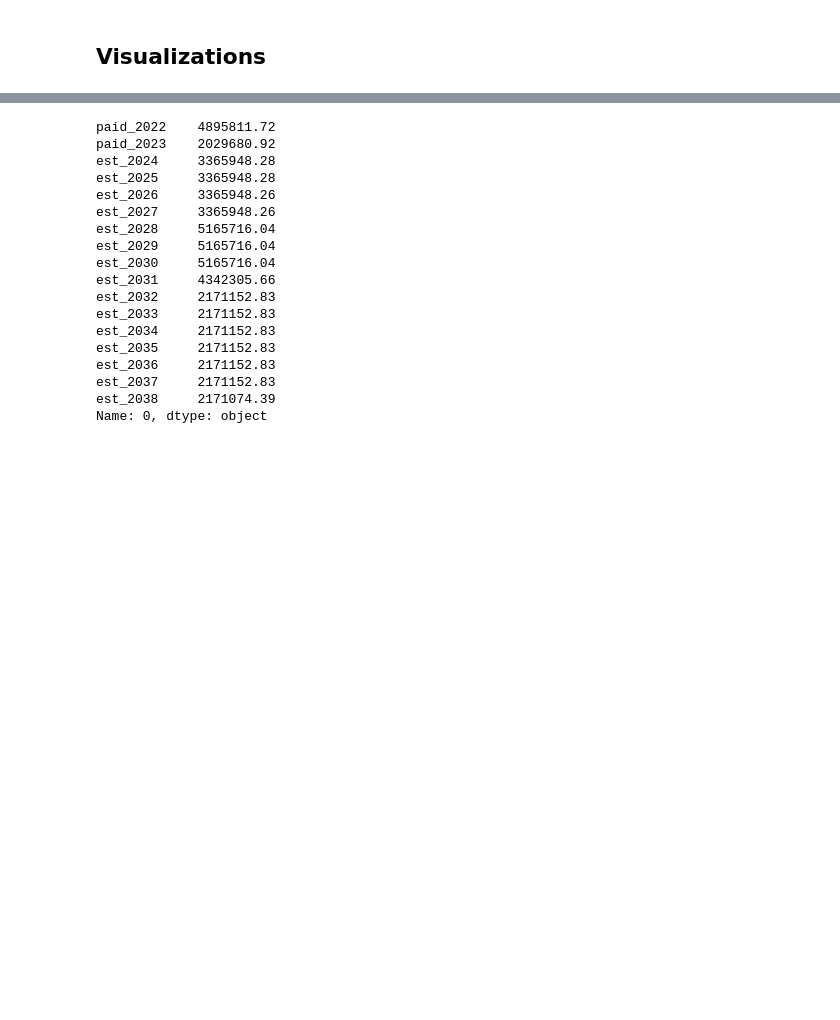
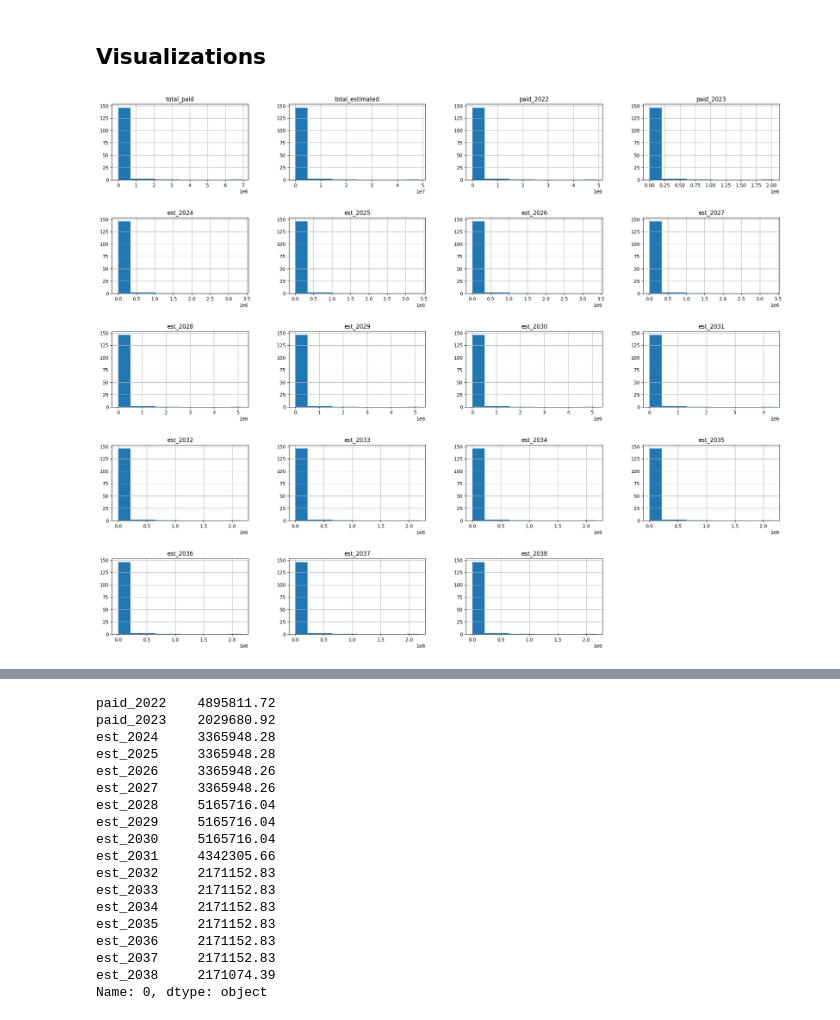
Before and after one commit to gabbycjames/Opioid_Settlements, a Jupyter notebook: Opioid_Settlements.ipynb, the cells around one changed output, grey strips where cells are left out. Drawn from its saved outputs; the diff is of its cells as text; code cells hidden in the pictures; blank space fills up the shorter version.

Commit message:
Adding more visualizations

```diff
--- a/Opioid_Settlements.ipynb
+++ b/Opioid_Settlements.ipynb
@@ -85,3 +85,8 @@ df.isnull().sum()
 dtype: int64
 # %% [markdown]
 ## Visualizations
+# %%
+df.hist(figsize = (25,20))
+plt.subplots_adjust(hspace=0.5);
+# %% [output]
+[figure, added]
```
Also changed, not shown: parts of 4 cells of this notebook.
